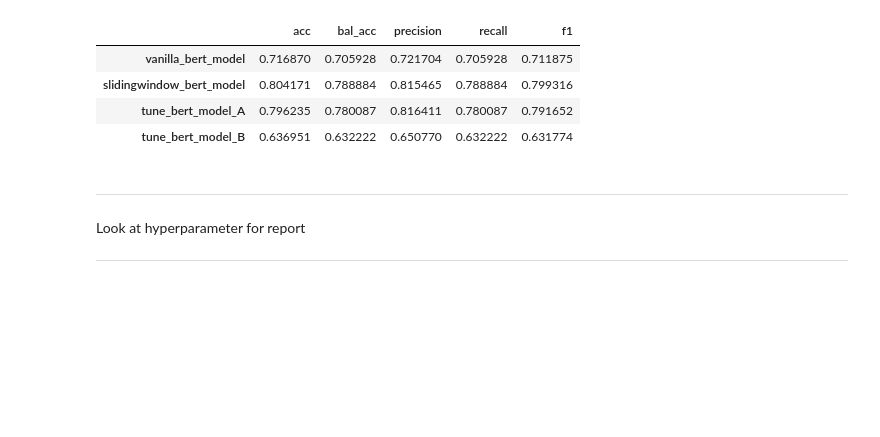
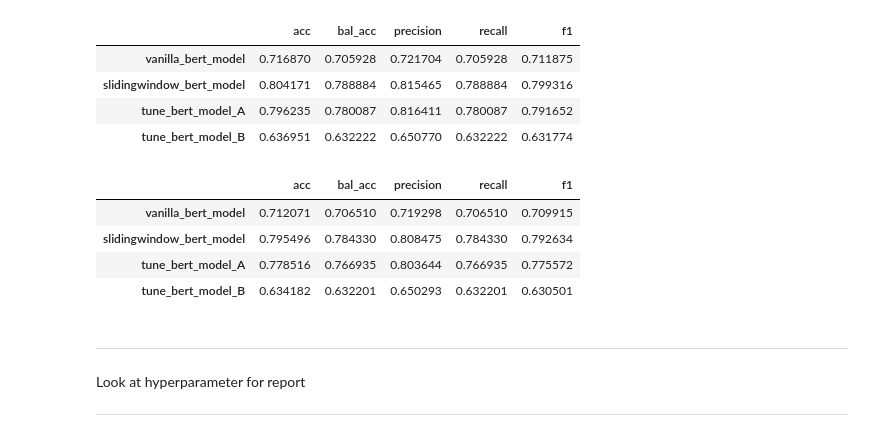
Before and after one commit to EstelleKlevenz/dlss-legis-ex-machina, a Jupyter notebook: code/2.5_Comparing_Classifier_performance.ipynb, the cells around one changed output. Saved outputs shown, nothing was run; the diff lists cells and outputs as text; code cells hidden in the pictures; blank space fills up the shorter version.

```diff
--- a/code/2.5_Comparing_Classifier_performance.ipynb
+++ b/code/2.5_Comparing_Classifier_performance.ipynb
@@ -289,6 +317,14 @@ val_df
 | slidingwindow_bert_model | 0.804171 | 0.788884 | 0.815465 | 0.788884 | 0.799316 |
 | tune_bert_model_A | 0.796235 | 0.780087 | 0.816411 | 0.780087 | 0.791652 |
 | tune_bert_model_B | 0.636951 | 0.632222 | 0.650770 | 0.632222 | 0.631774 |
+# %%
+test_df
+# %% [output]
+|  | acc | bal_acc | precision | recall | f1 |
+| vanilla_bert_model | 0.712071 | 0.706510 | 0.719298 | 0.706510 | 0.709915 |
+| slidingwindow_bert_model | 0.795496 | 0.784330 | 0.808475 | 0.784330 | 0.792634 |
+| tune_bert_model_A | 0.778516 | 0.766935 | 0.803644 | 0.766935 | 0.775572 |
+| tune_bert_model_B | 0.634182 | 0.632201 | 0.650293 | 0.632201 | 0.630501 |
 # %% [markdown]
 ____________________________________________________
 
```
Also changed, not shown: parts of 3 cells of this notebook, 2 other files.
